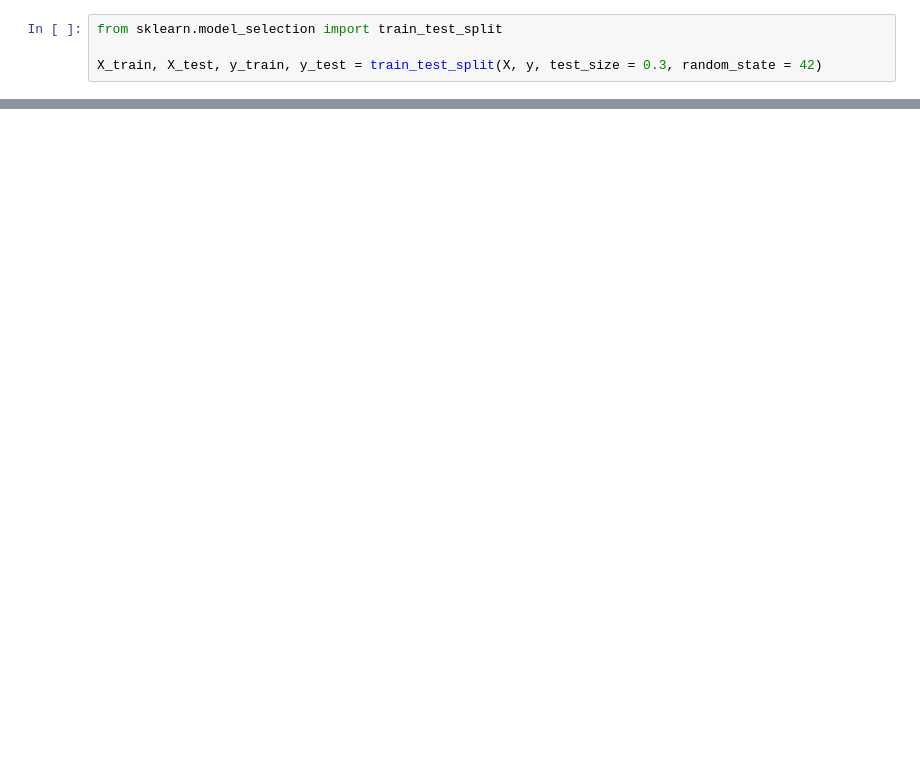
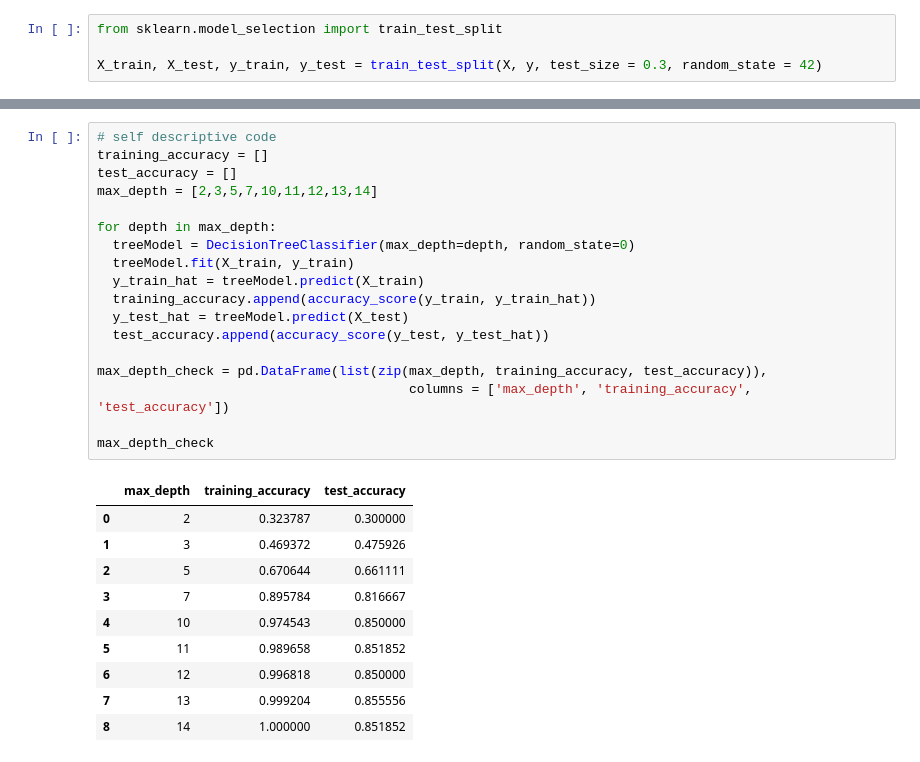
Before and after one commit to Bunnykey/PFDS, a Jupyter notebook: cmp_spv_learn.ipynb, the cells around one changed output, grey strips where cells are left out. Drawn from its saved outputs; the diff is of its cells as text; blank space fills up the shorter version.

```diff
--- a/cmp_spv_learn.ipynb
+++ b/cmp_spv_learn.ipynb
@@ -61,0 +108,29 @@ from sklearn.preprocessing import StandardScaler
+# %%
+# self descriptive code
+training_accuracy = []
+test_accuracy = []
+max_depth = [2,3,5,7,10,11,12,13,14]
+
+for depth in max_depth:
+  treeModel = DecisionTreeClassifier(max_depth=depth, random_state=0)
+  treeModel.fit(X_train, y_train)
+  y_train_hat = treeModel.predict(X_train)
+  training_accuracy.append(accuracy_score(y_train, y_train_hat))
+  y_test_hat = treeModel.predict(X_test)
+  test_accuracy.append(accuracy_score(y_test, y_test_hat))
+
+max_depth_check = pd.DataFrame(list(zip(max_depth, training_accuracy, test_accuracy)),
+                                        columns = ['max_depth', 'training_accuracy', 'test_accuracy'])
+
+max_depth_check
+# %% [output]
+|  | max_depth | training_accuracy | test_accuracy |
+| 0 | 2 | 0.323787 | 0.300000 |
+| 1 | 3 | 0.469372 | 0.475926 |
+| 2 | 5 | 0.670644 | 0.661111 |
+| 3 | 7 | 0.895784 | 0.816667 |
+| 4 | 10 | 0.974543 | 0.850000 |
+| 5 | 11 | 0.989658 | 0.851852 |
+| 6 | 12 | 0.996818 | 0.850000 |
+| 7 | 13 | 0.999204 | 0.855556 |
+| 8 | 14 | 1.000000 | 0.851852 |
```
Also changed, not shown: parts of 9 cells of this notebook.
